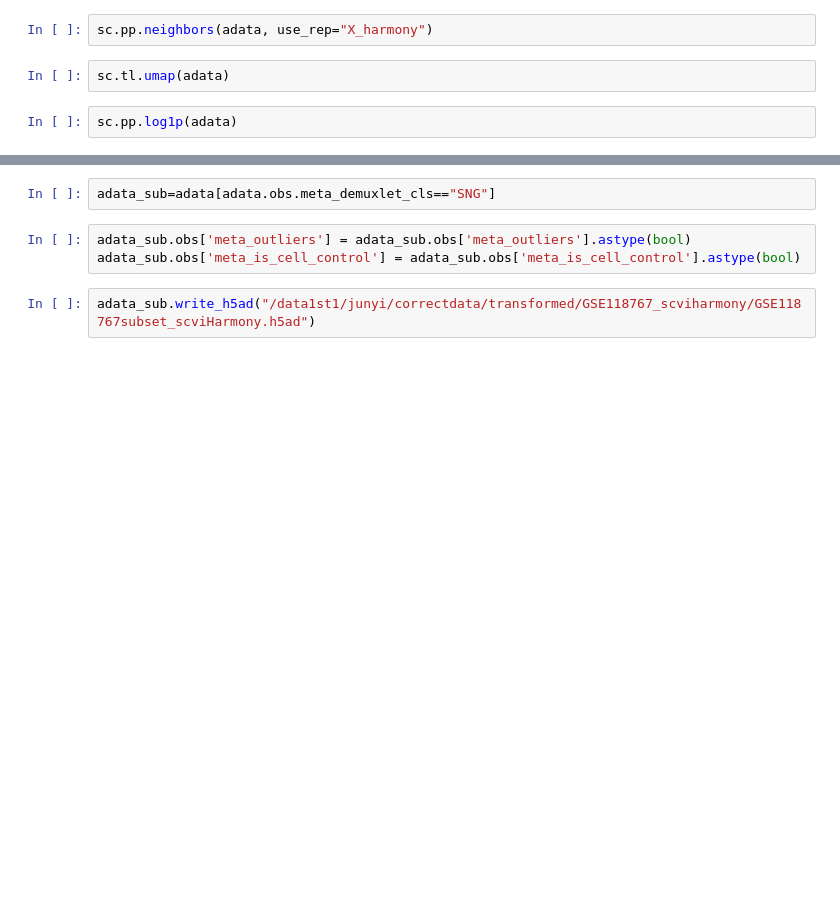
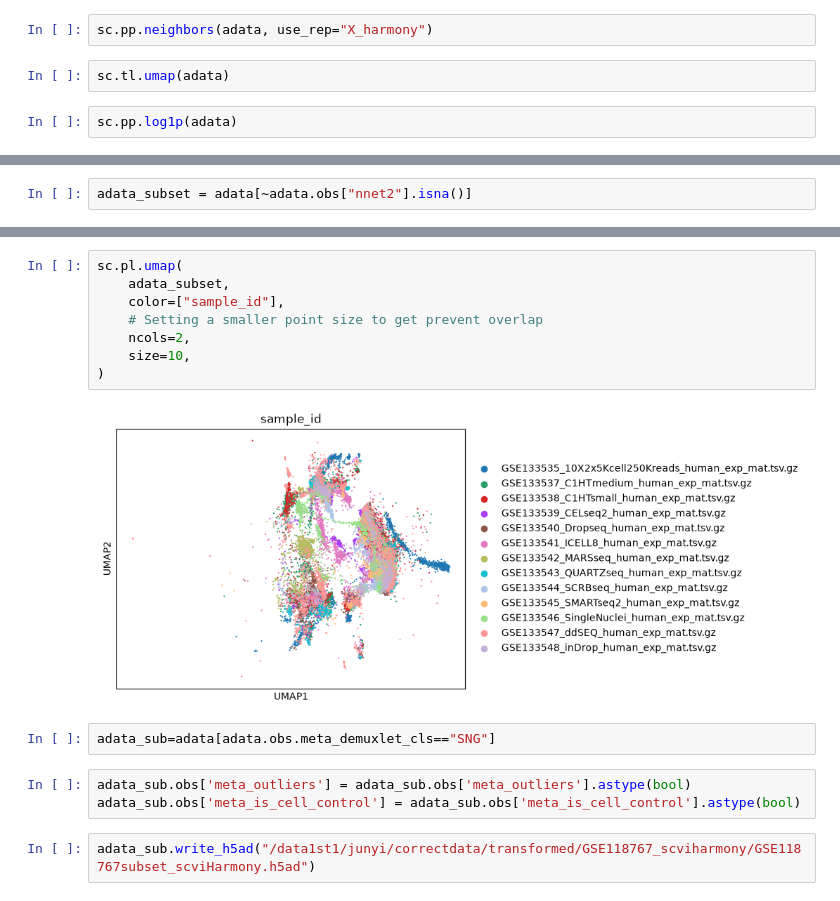
Before and after one commit to juychen/RUVDEG, a Jupyter notebook: postanalysis.ipynb, the cells around one changed output, grey strips where cells are left out. Saved outputs shown, nothing was run; the diff lists cells and outputs as text; blank space fills up the shorter version.

```diff
--- a/postanalysis.ipynb
+++ b/postanalysis.ipynb
@@ -143,0 +325,2 @@ sc.pl.umap(
+# %%
+adata_subset = adata[~adata.obs["nnet2"].isna()]
@@ -144,3 +333,13 @@ sc.pl.umap(
+# %%
+sc.pl.umap(
+    adata_subset,
+    color=["sample_id"],
+    # Setting a smaller point size to get prevent overlap
+    ncols=2,
+    size=10,
+)
+# %% [output]
+[figure, added]
 # %%
 adata_sub=adata[adata.obs.meta_demuxlet_cls=="SNG"]
 # %%
```
Also changed, not shown: parts of 37 cells of this notebook, 6 other files.
